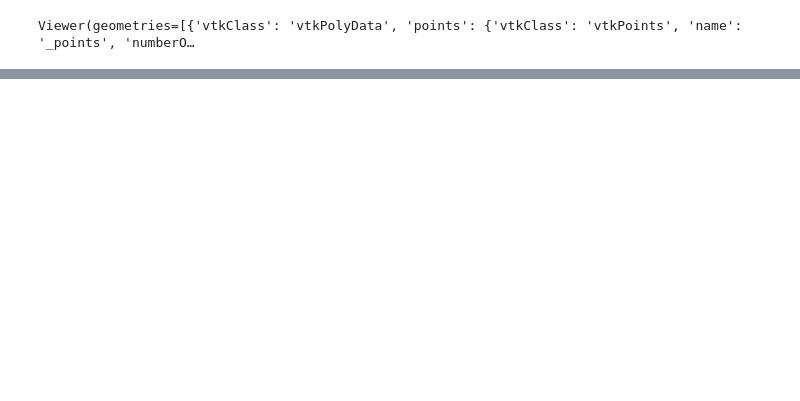
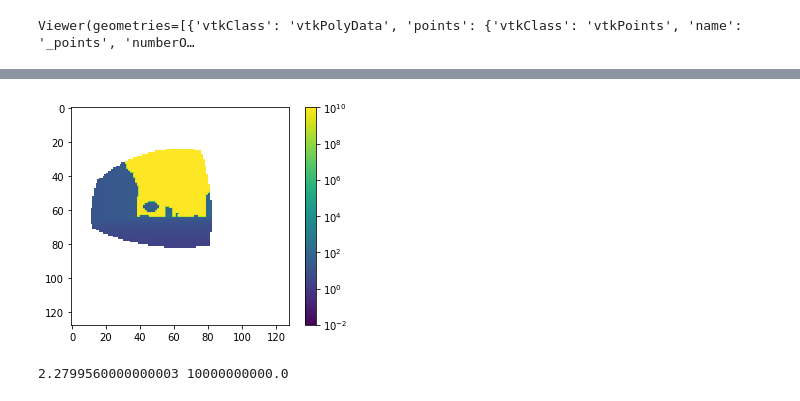
Before and after one commit to shervinazadi/EN_17037_Compliance, a Jupyter notebook: recipe_notebooks/external_context_view.ipynb, the cells around one changed output, grey strips where cells are left out. Saved outputs shown, nothing was run; the diff lists cells and outputs as text; code cells hidden in the pictures; blank space fills up the shorter version.

Commit message:
array of distances with radiance

```diff
--- a/recipe_notebooks/external_context_view.ipynb
+++ b/recipe_notebooks/external_context_view.ipynb
@@ -205,3 +217,34 @@ pl.add_points(pv.PolyData(result_points), color='#2499ff')
 pl.show(True)
 # %% [output]
 Viewer(geometries=[{'vtkClass': 'vtkPolyData', 'points': {'vtkClass': 'vtkPoints', 'name': '_points', 'numberO…
+# %%
+import honeybee_plus
+
+project_name='external_context_view'
+octf = src+'/recipe_notebooks/external_context_view/gridbased/external_context_view.oct'
+
+view = honeybee_plus.radiance.view.View(name='indoor_fisheye',
+                                 view_point=(1,1,1),
+                                view_direction=(0,-1,0),
+                                view_up_vector=(0,0,1),
+                                view_type=4,
+                                view_h_size=180,
+                                view_v_size=180,
+                                x_resolution=128,
+                                y_resolution=128)
+
+rp_rpict = honeybee_plus.radiance.parameters.rpict.AdvancedRadianceParameters()
+
+class CustomParameters(AdvancedRadianceParameters):
+    pass
+
+rp_rpict = CustomParameters()
+rp_rpict.add_radiance_number('ab', 'ambient bounces')
+rp_rpict.ab = 20
+rp_rpict.add_radiance_value('o', 'o f', is_joined=True)
+rp_rpict.o = f
+rp_rpict.add_radiance_tuple('c', 'color', num_type=int)
+rp_rpict.c = (0, 0, 254)
+
+# honeybee_plus.radiance.recipe.pointintime.imagebased
+# doesn't work -- I get: AttributeError: module 'honeybee_plus.radiance.recipe.pointintime' has no attribute 'imagebased'
@@ -207,0 +275,3 @@ Viewer(geometries=[{'vtkClass': 'vtkPolyData', 'points': {'vtkClass': 'vtkPoints
+# %%
+rtrace_res = pd.read_csv('%s/rtrace_res.txt' % project_name, skiprows=8, sep='\t', header=None)
+rtrace_res
@@ -207,0 +292,11 @@ Viewer(geometries=[{'vtkClass': 'vtkPolyData', 'points': {'vtkClass': 'vtkPoints
+# %%
+window_dist = np.ma.masked_where((rtrace_res[3]!='window'), rtrace_res[4]).reshape(int(view.x_resolution), int(view.y_resolution))
+
+plt.imshow(window_dist, origin='upper', norm=LogNorm(vmin=0.01, vmax=1e10))
+plt.colorbar()
+plt.show()
+
+print(window_dist.min(), window_dist.max())
+# %% [output]
+[figure, added]
+2.2799560000000003 10000000000.0
```
Also changed, not shown: parts of 13 cells of this notebook, 3 other files.
